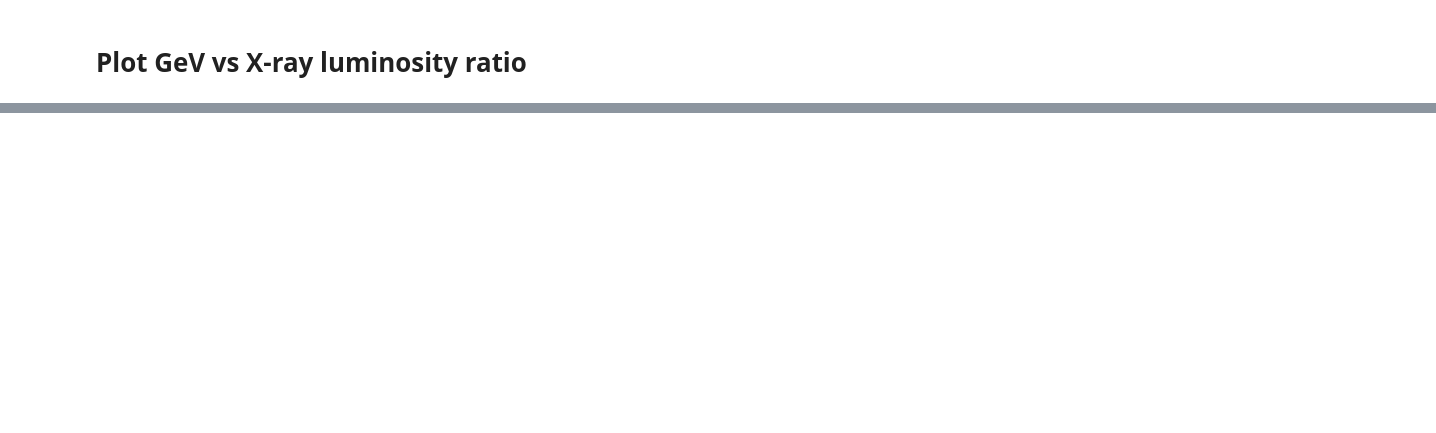
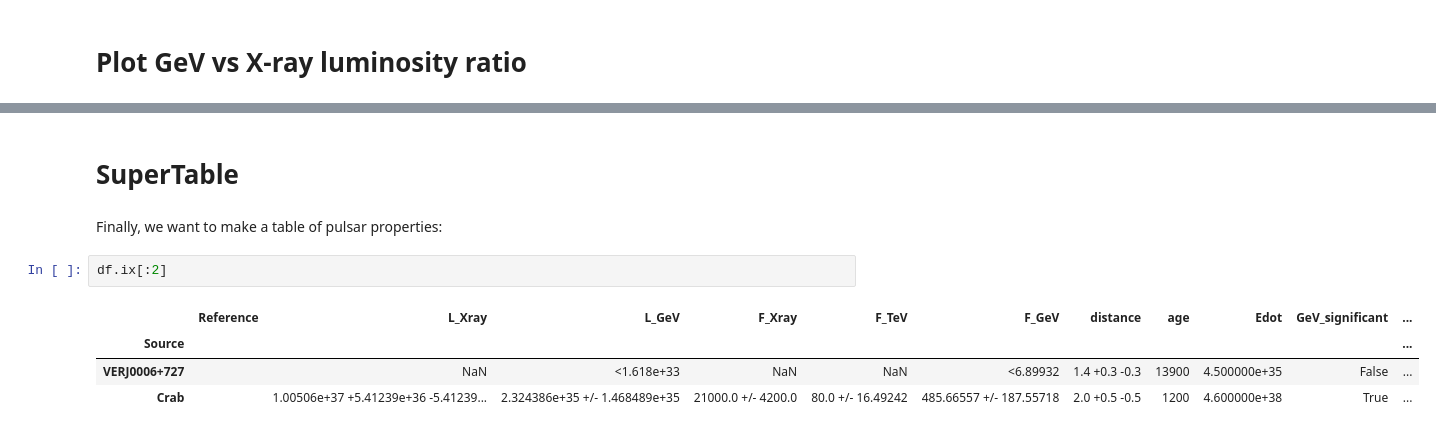
Before and after one commit to joshualande/PhD-Thesis, a Jupyter notebook: chapters/population_study/data/04-10-2013 - PWN Population v3.ipynb, the cells around one changed output, grey strips where cells are left out. Drawn from its saved outputs; the diff is of its cells as text; blank space fills up the shorter version.

```diff
--- a/chapters/population_study/data/04-10-2013 - PWN Population v3.ipynb
+++ b/chapters/population_study/data/04-10-2013 - PWN Population v3.ipynb
@@ -315,0 +311,11 @@ savefig('pwn_age_edot_vs_l_xray.pdf')
+# %% [markdown]
+# SuperTable
+# %% [markdown]
+Finally, we want to make a table of pulsar properties:
+# %%
+df.ix[:2]
+# %% [output]
+|  | Reference | L_Xray | L_GeV | F_Xray | F_TeV | F_GeV | distance | age | Edot | GeV_significant | ... |
+| Source |  |  |  |  |  |  |  |  |  |  | ... |
+| VERJ0006+727 |  | NaN | <1.618e+33 | NaN | NaN | <6.89932 | 1.4 +0.3 -0.3 | 13900 | 4.500000e+35 | False | ... |
+| Crab |  | 1.00506e+37 +5.41239e+36 -5.41239... | 2.324386e+35 +/- 1.468489e+35 | 21000.0 +/- 4200.0 | 80.0 +/- 16.49242 | 485.66557 +/- 187.55718 | 2.0 +0.5 -0.5 | 1200 | 4.600000e+38 | True | ... |
```
Also changed, not shown: parts of 11 cells of this notebook, 7 other files.
